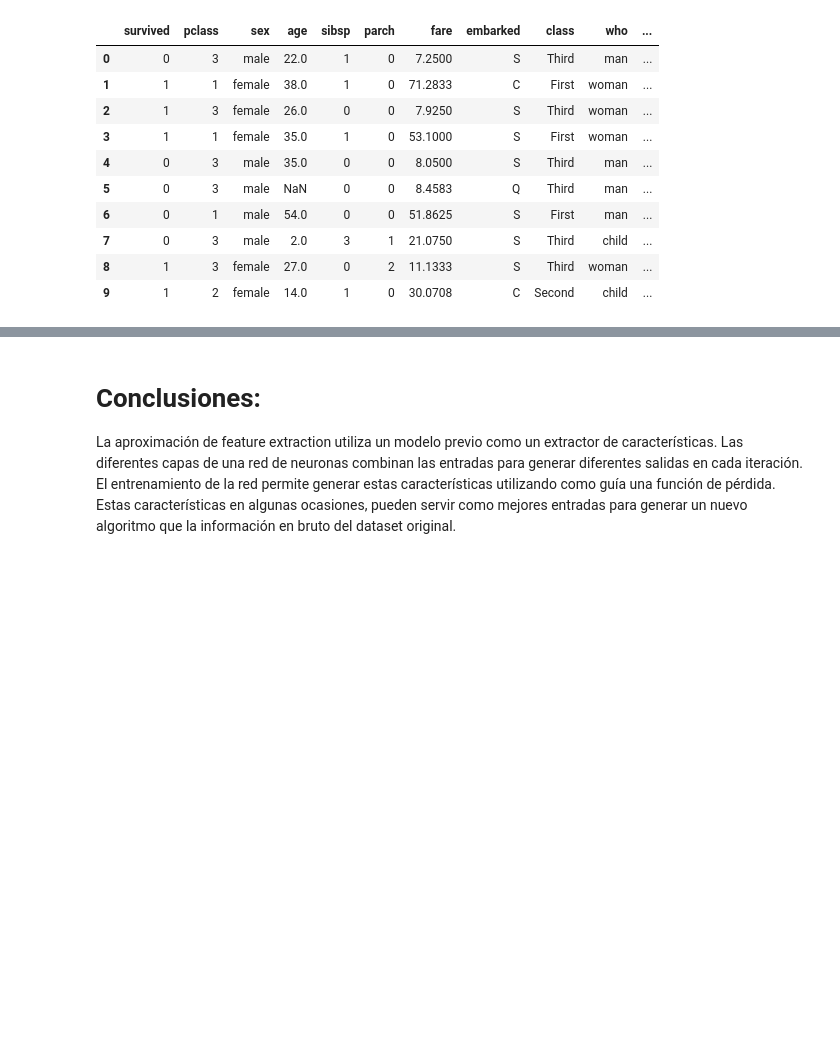
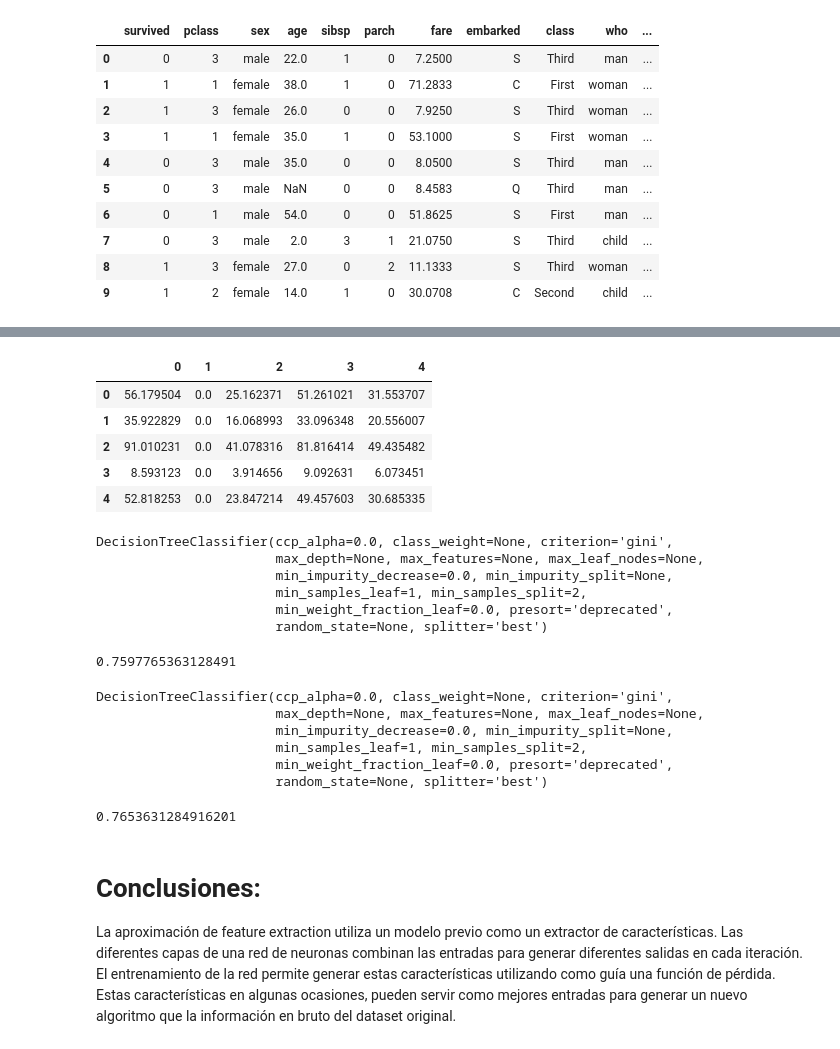
Before and after one commit to Luucaas8/IA3_CuadernoNicolini, a Jupyter notebook: Transfer_Learning.ipynb, the cells around one changed output, grey strips where cells are left out. Saved outputs shown, nothing was run; the diff lists cells and outputs as text; code cells hidden in the pictures; blank space fills up the shorter version.

```diff
--- a/Transfer_Learning.ipynb
+++ b/Transfer_Learning.ipynb
@@ -232,3 +396,40 @@ dataset.head(10)
+# %%
+features_02_train.head()
+# %% [output]
+|  | 0 | 1 | 2 | 3 | 4 |
+| 0 | 56.179504 | 0.0 | 25.162371 | 51.261021 | 31.553707 |
+| 1 | 35.922829 | 0.0 | 16.068993 | 33.096348 | 20.556007 |
+| 2 | 91.010231 | 0.0 | 41.078316 | 81.816414 | 49.435482 |
+| 3 | 8.593123 | 0.0 | 3.914656 | 9.092631 | 6.073451 |
+| 4 | 52.818253 | 0.0 | 23.847214 | 49.457603 | 30.685335 |
+# %%
+tree_model = DecisionTreeClassifier()
+tree_model.fit(features_01_train, Y_train)
+# %% [output]
+DecisionTreeClassifier(ccp_alpha=0.0, class_weight=None, criterion='gini',
+                       max_depth=None, max_features=None, max_leaf_nodes=None,
+                       min_impurity_decrease=0.0, min_impurity_split=None,
+                       min_samples_leaf=1, min_samples_split=2,
+                       min_weight_fraction_leaf=0.0, presort='deprecated',
+                       random_state=None, splitter='best')
+# %%
+tree_model.score(features_01_test, Y_test)
+# %% [output]
+0.7597765363128491
+# %%
+tree_model_2 = DecisionTreeClassifier()
+tree_model_2.fit(features_02_train, Y_train)
+# %% [output]
+DecisionTreeClassifier(ccp_alpha=0.0, class_weight=None, criterion='gini',
+                       max_depth=None, max_features=None, max_leaf_nodes=None,
+                       min_impurity_decrease=0.0, min_impurity_split=None,
+                       min_samples_leaf=1, min_samples_split=2,
+                       min_weight_fraction_leaf=0.0, presort='deprecated',
+                       random_state=None, splitter='best')
+# %%
+tree_model_2.score(features_02_test, Y_test)
+# %% [output]
+0.7653631284916201
 # %% [markdown]
 # Conclusiones:
 
```
Also changed, not shown: parts of 44 cells of this notebook.
